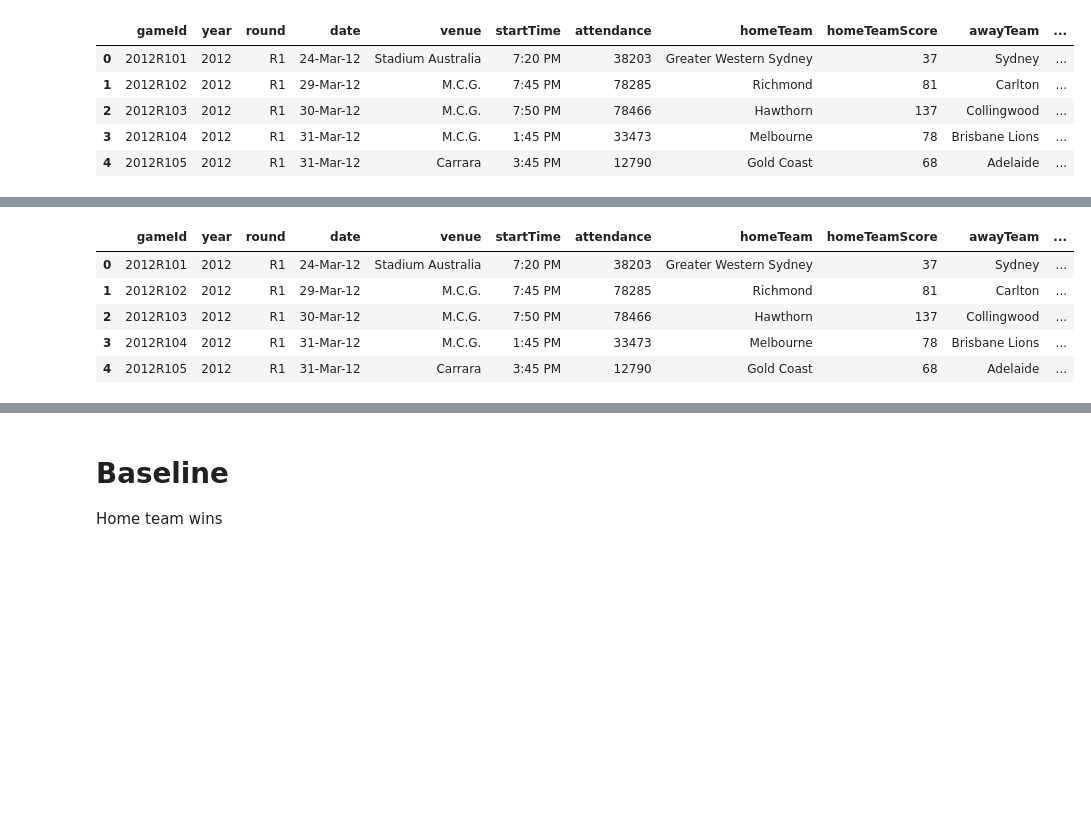
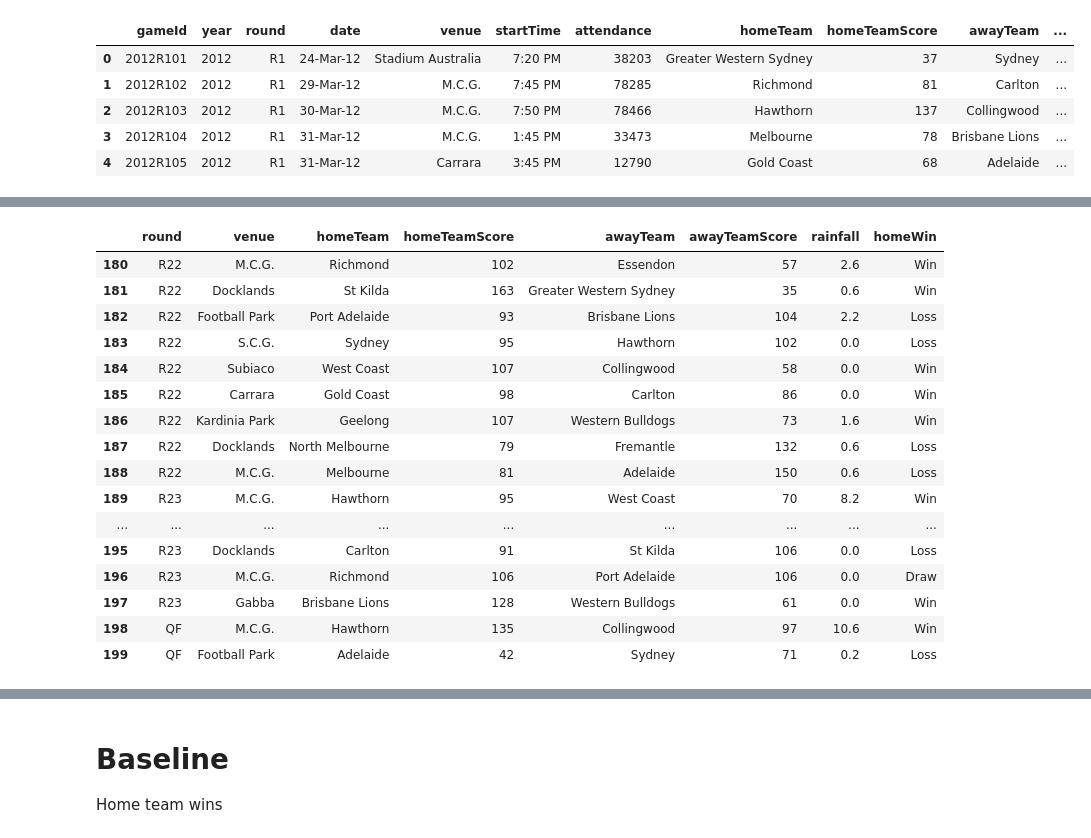
Before and after one commit to TomGallagher98/Thomas_Gallagher_Thesis, a Jupyter notebook: Data/basicDecisionTreeModel.ipynb, the cells around one changed output, grey strips where cells are left out. Cells and saved outputs as stored; diff of their text form; code cells hidden in the pictures; blank space fills up the shorter version.

```diff
--- a/Data/basicDecisionTreeModel.ipynb
+++ b/Data/basicDecisionTreeModel.ipynb
@@ -41,24 +56,43 @@ all_results[:5]
+# %%
+results_clean_2012 = results_2012
+results_clean_2012.columns
+results_clean_2012 = results_clean_2012.drop(['year', 'date', 'startTime', 'gameId', 'attendance'], axis=1)
+results_clean_2012.columns
+
+a_2012 = results_clean_2012
 # %%
 # Add draws to results
 # for year in years:
 #     home = exec(f'results_{year}["homeTeamScore"]')
 #     away = exec(f'results_{year}["awayTeamScore"]')
 #     exec(f'results_{year}["homeWin"] = "Win" if {home} > {away} else "Loss" if {home} < {away} else "Draw"')
 #     exec(f'y_true_{year} = results_{year}["homeWin"].values')
-year = 2012
-draw_2012 = results_2012
-home = results_2012["homeTeamScore"][1]
-away = results_2012["awayTeamScore"][1]
-exec(f'draw_{year}["homeWin"] = "Win" if ({home} > {away}) else "Loss" if ({home} < {away}) else "Draw"')
-exec(f'y_true_draw_{year} = draw_{year}["homeWin"].values')
 
-# all_results['homeWin'] = all_results['homeTeamScore'] > all_results['awayTeamScore']
-# y_true_all = all_results['homeWin'].values
-draw_2012[:5]
+def homeWin(row):
+    homeScore = row["homeTeamScore"]
+    awayScore = row["awayTeamScore"]
+    row['homeWin'] = "Win" if homeScore > awayScore else "Loss" if homeScore < awayScore else "Draw"
+
+    return row
+
+a_2012 = a_2012.apply(homeWin, axis=1)
+
+a_2012[180:200]
 # %% [output]
-|  | gameId | year | round | date | venue | startTime | attendance | homeTeam | homeTeamScore | awayTeam | ... |
-| 0 | 2012R101 | 2012 | R1 | 24-Mar-12 | Stadium Australia | 7:20 PM | 38203 | Greater Western Sydney | 37 | Sydney | ... |
-| 1 | 2012R102 | 2012 | R1 | 29-Mar-12 | M.C.G. | 7:45 PM | 78285 | Richmond | 81 | Carlton | ... |
-| 2 | 2012R103 | 2012 | R1 | 30-Mar-12 | M.C.G. | 7:50 PM | 78466 | Hawthorn | 137 | Collingwood | ... |
-| 3 | 2012R104 | 2012 | R1 | 31-Mar-12 | M.C.G. | 1:45 PM | 33473 | Melbourne | 78 | Brisbane Lions | ... |
-| 4 | 2012R105 | 2012 | R1 | 31-Mar-12 | Carrara | 3:45 PM | 12790 | Gold Coast | 68 | Adelaide | ... |
+|  | round | venue | homeTeam | homeTeamScore | awayTeam | awayTeamScore | rainfall | homeWin |
+| 180 | R22 | M.C.G. | Richmond | 102 | Essendon | 57 | 2.6 | Win |
+| 181 | R22 | Docklands | St Kilda | 163 | Greater Western Sydney | 35 | 0.6 | Win |
+| 182 | R22 | Football Park | Port Adelaide | 93 | Brisbane Lions | 104 | 2.2 | Loss |
+| 183 | R22 | S.C.G. | Sydney | 95 | Hawthorn | 102 | 0.0 | Loss |
+| 184 | R22 | Subiaco | West Coast | 107 | Collingwood | 58 | 0.0 | Win |
+| 185 | R22 | Carrara | Gold Coast | 98 | Carlton | 86 | 0.0 | Win |
+| 186 | R22 | Kardinia Park | Geelong | 107 | Western Bulldogs | 73 | 1.6 | Win |
+| 187 | R22 | Docklands | North Melbourne | 79 | Fremantle | 132 | 0.6 | Loss |
+| 188 | R22 | M.C.G. | Melbourne | 81 | Adelaide | 150 | 0.6 | Loss |
+| 189 | R23 | M.C.G. | Hawthorn | 95 | West Coast | 70 | 8.2 | Win |
+| ... | ... | ... | ... | ... | ... | ... | ... | ... |
+| 195 | R23 | Docklands | Carlton | 91 | St Kilda | 106 | 0.0 | Loss |
+| 196 | R23 | M.C.G. | Richmond | 106 | Port Adelaide | 106 | 0.0 | Draw |
+| 197 | R23 | Gabba | Brisbane Lions | 128 | Western Bulldogs | 61 | 0.0 | Win |
+| 198 | QF | M.C.G. | Hawthorn | 135 | Collingwood | 97 | 10.6 | Win |
+| 199 | QF | Football Park | Adelaide | 42 | Sydney | 71 | 0.2 | Loss |
```
Also changed, not shown: parts of 5 cells of this notebook, 1 other file.
